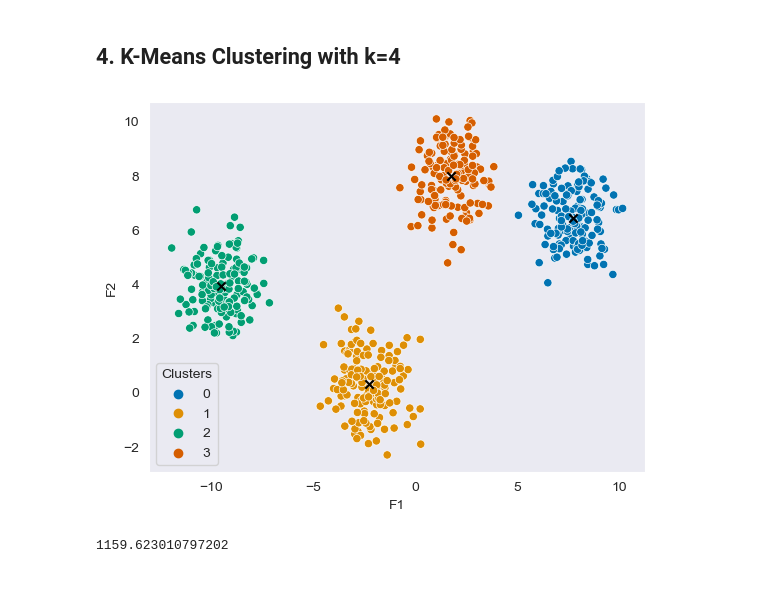
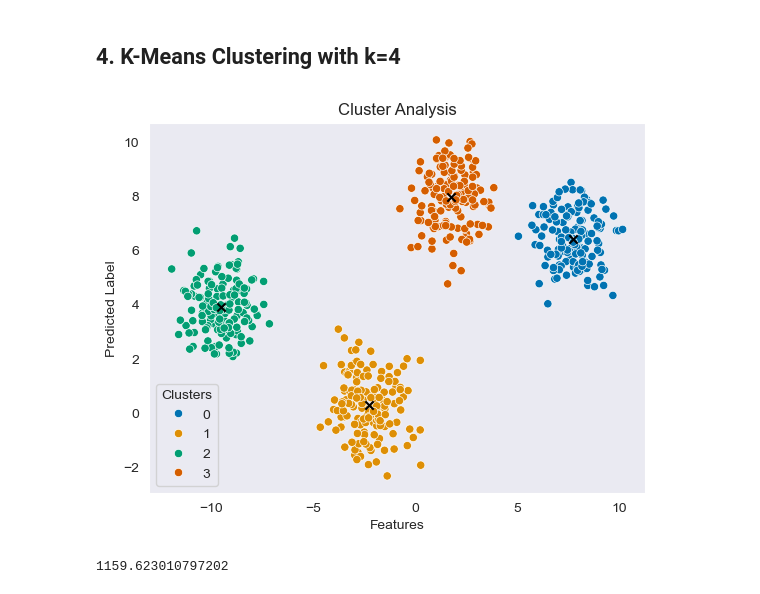
Before and after one commit to FaustoLira/K-Means-Clustering, a Jupyter notebook: Fausto_FinalProject.ipynb, the cells around one changed output. Drawn from its saved outputs; the diff is of its cells as text; code cells hidden in the pictures.

```diff
--- a/Fausto_FinalProject.ipynb
+++ b/Fausto_FinalProject.ipynb
@@ -123,23 +123,27 @@ features_clustered['Clusters'] = features_clustered['Clusters'].astype(int)
 # %%
 # plot the clusters in a scatter plot chart
 sns.scatterplot(
     x = 'F1',
     y = 'F2',
     hue = 'Clusters',
     data = features_clustered,
     palette = 'colorblind'
 )
 
 plt.scatter(
     x = km4.cluster_centers_[:, 0],
     y = km4.cluster_centers_[:, 1],
     c = 'black',
     marker = 'x'
 )
 
+plt.xlabel('Features')
+plt.ylabel('Predicted Label')
+
+plt.title('Cluster Analysis')
 plt.show()
 # %% [output]
-[figure, old version]
+[figure, new version]
 # %%
 # inertia
 km4.inertia_
```
Also changed, not shown: parts of 1 cell of this notebook.
